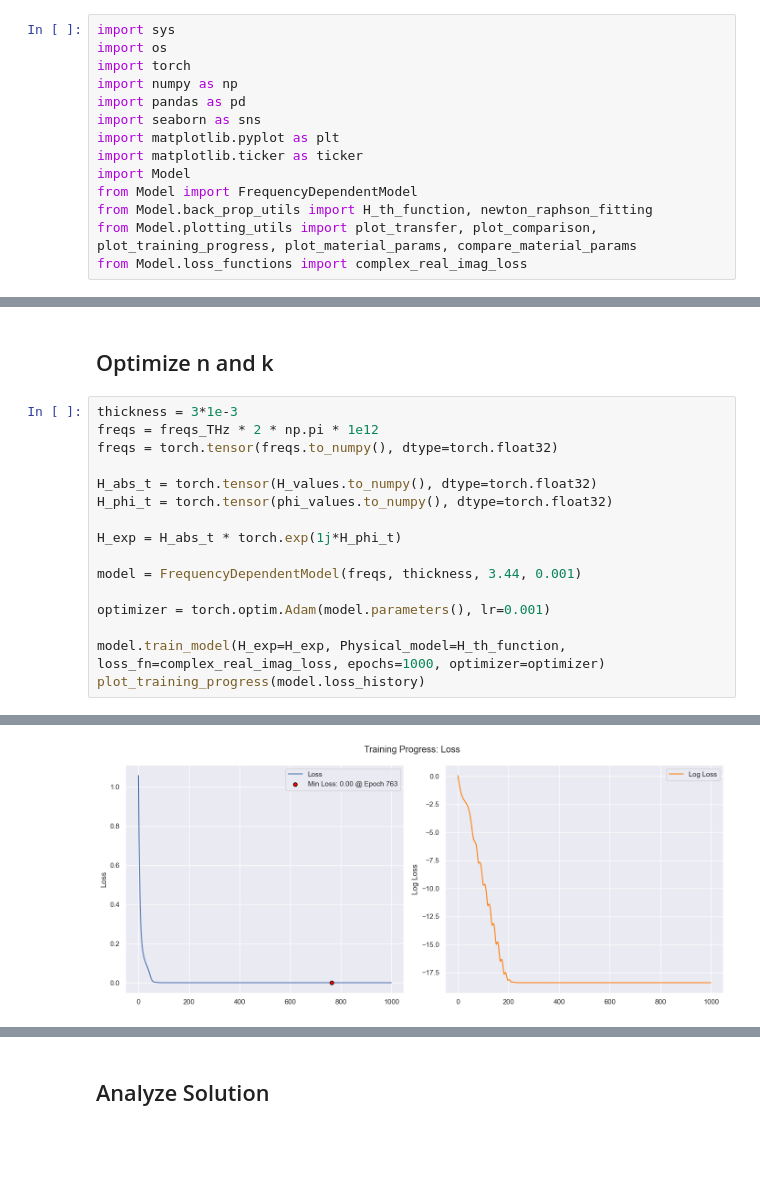
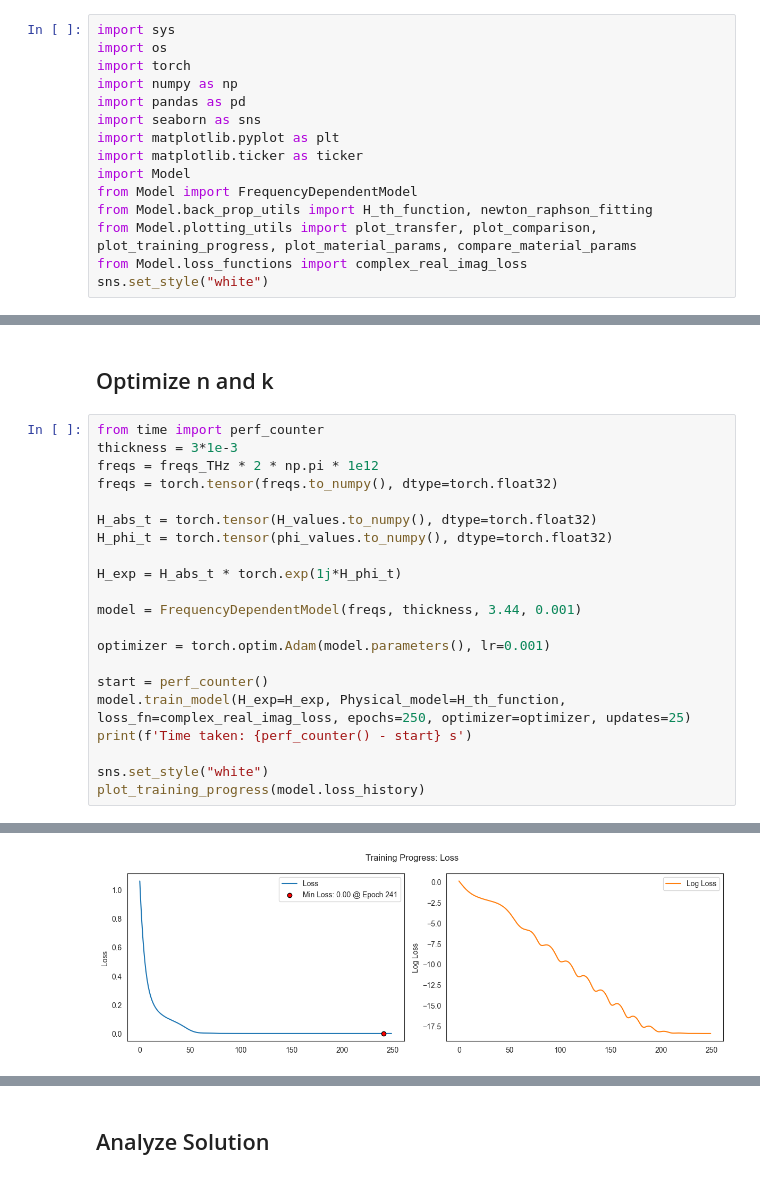
Before and after one commit to tls54/THz-TDS, a Jupyter notebook: PINNs/Experimental_freq_dep.ipynb, the cells around one changed output, grey strips where cells are left out. Cells and saved outputs as stored; diff of their text form; blank space fills up the shorter version.

```diff
--- a/PINNs/Experimental_freq_dep.ipynb
+++ b/PINNs/Experimental_freq_dep.ipynb
@@ -17,6 +17,7 @@ from Model import FrequencyDependentModel
 from Model.back_prop_utils import H_th_function, newton_raphson_fitting
 from Model.plotting_utils import plot_transfer, plot_comparison, plot_training_progress, plot_material_params, compare_material_params
 from Model.loss_functions import complex_real_imag_loss
+sns.set_style("white")
 # %% [markdown]
 ## Load experimental data
 # %%
@@ -120,6 +121,7 @@ plot_transfer(freqs_THz, H_values, phi_values)
 # %% [markdown]
 ## Optimize n and k
 # %%
+from time import perf_counter
 thickness = 3*1e-3
 freqs = freqs_THz * 2 * np.pi * 1e12
 freqs = torch.tensor(freqs.to_numpy(), dtype=torch.float32)
@@ -133,7 +135,11 @@ model = FrequencyDependentModel(freqs, thickness, 3.44, 0.001)
 
 optimizer = torch.optim.Adam(model.parameters(), lr=0.001)
 
-model.train_model(H_exp=H_exp, Physical_model=H_th_function, loss_fn=complex_real_imag_loss, epochs=1000, optimizer=optimizer)
+start = perf_counter()
+model.train_model(H_exp=H_exp, Physical_model=H_th_function, loss_fn=complex_real_imag_loss, epochs=250, optimizer=optimizer, updates=25)
+print(f'Time taken: {perf_counter() - start} s')
+
+sns.set_style("white")
 plot_training_progress(model.loss_history)
 # %% [output]
 Epoch 0: Loss = 1.0584514141082764 (Best Loss = 1.0584514141082764)
@@ -141,4 +156,4 @@ Epoch 500: Loss = 4.0164073455972726e-11 (Best Loss = 3.5699908307318395e-11)
-[figure, old version]
+[figure, new version]
 # %%
 n_opt = model.best_n
 k_opt = model.best_k
```
Also changed, not shown: parts of 12 cells of this notebook, 13 other files.
